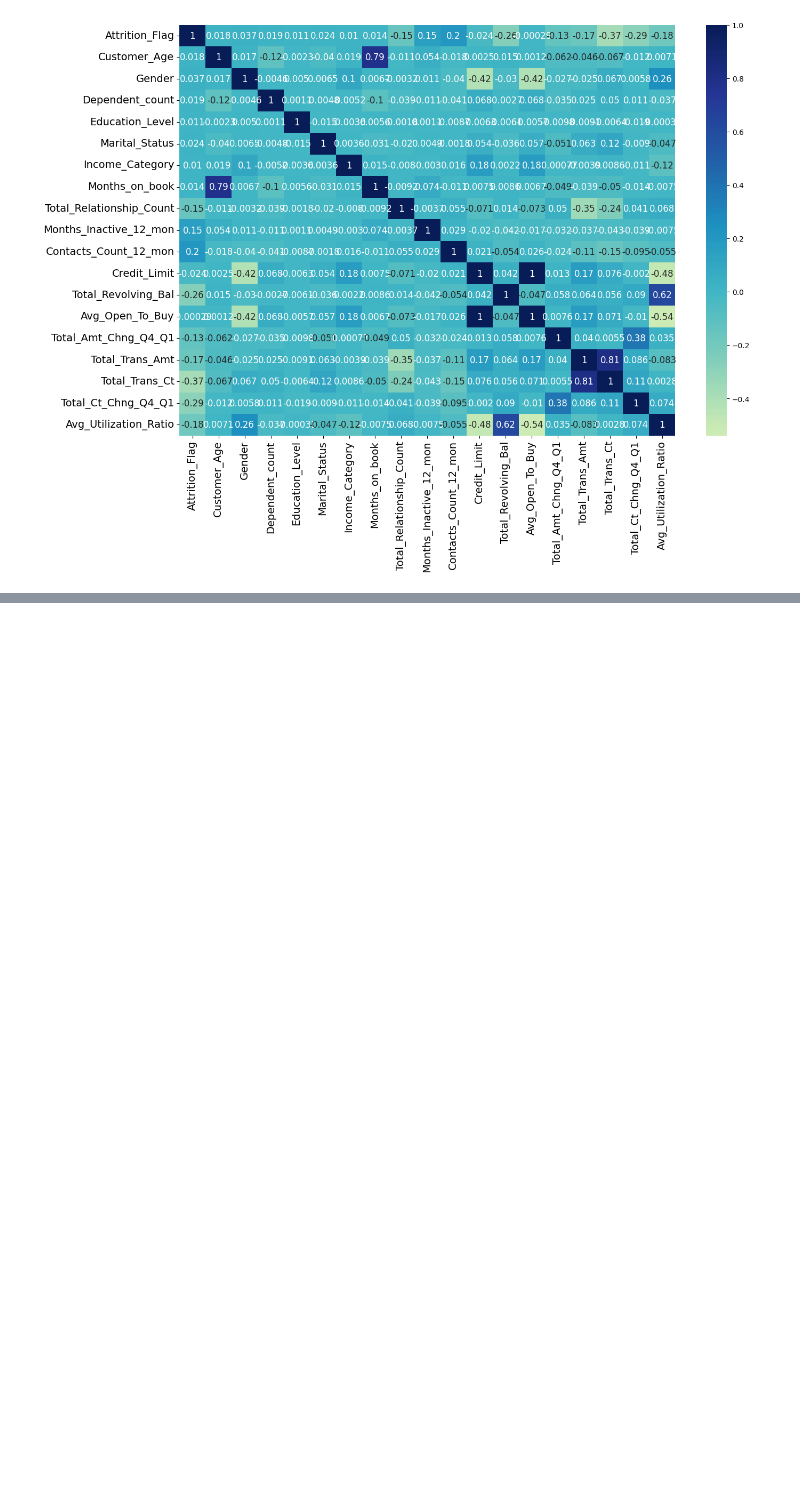
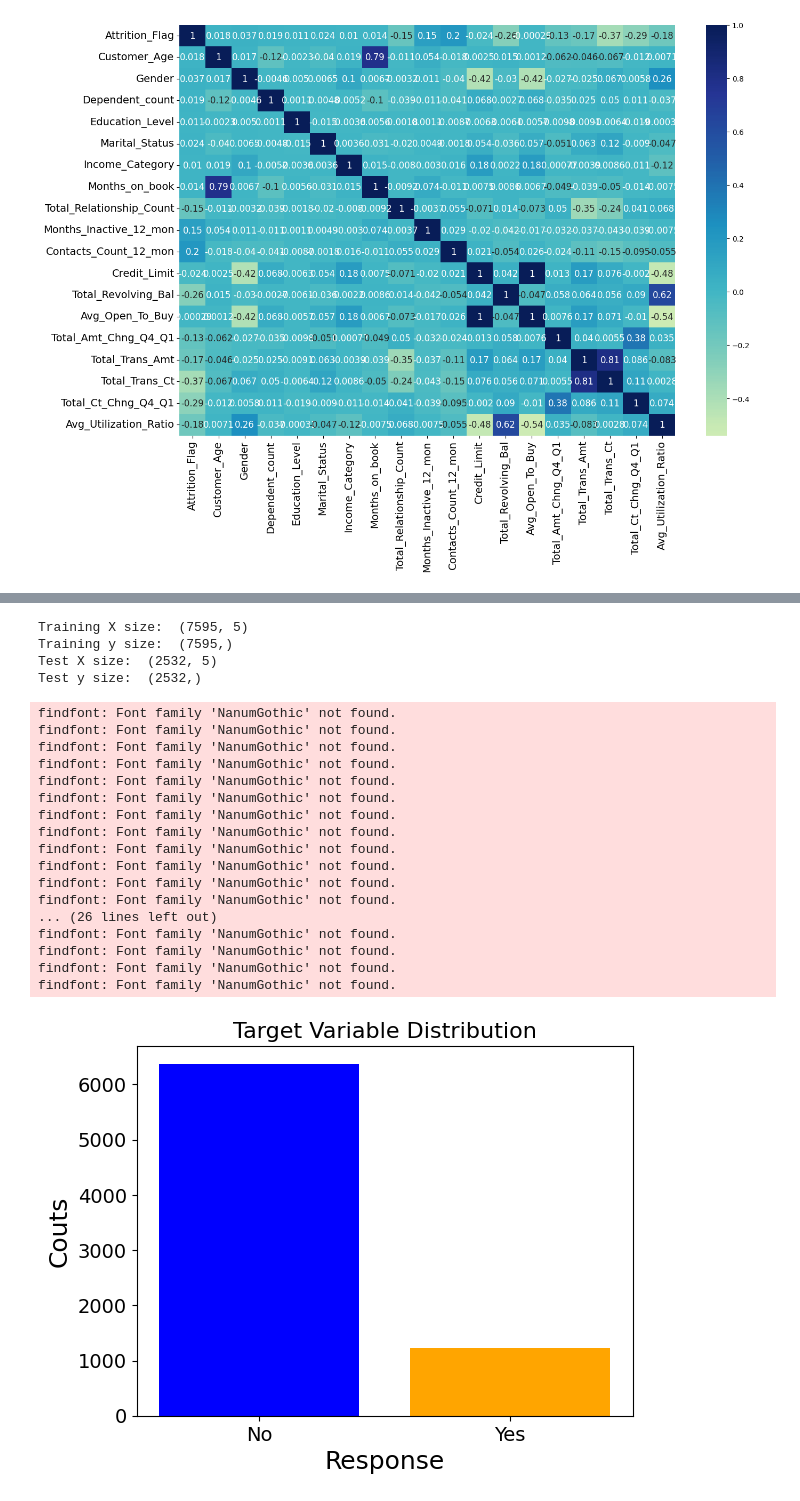
Before and after one commit to jiboo01/Tobigs20, a Jupyter notebook: 5주차 과제/5th_week_Ensemble_assignment.ipynb, the cells around one changed output, grey strips where cells are left out. Drawn from its saved outputs; the diff is of its cells as text; code cells hidden in the pictures; blank space fills up the shorter version.

```diff
--- a/5주차 과제/5th_week_Ensemble_assignment.ipynb
+++ b/5주차 과제/5th_week_Ensemble_assignment.ipynb
@@ -108,0 +280,45 @@ plt.show()
+# %%
+from sklearn.model_selection import train_test_split
+
+# 훈련셋, 테스트셋으로 나누기
+X_train,X_test,y_train,y_test=train_test_split(X_new,y,test_size=0.25,stratify=y,random_state=0)
+# %%
+print("Training X size: ", X_train.shape)
+print("Training y size: ", y_train.shape)
+print("Test X size: ", X_test.shape)
+print("Test y size: ", y_test.shape)
+# %% [output]
+Training X size:  (7595, 5)
+Training y size:  (7595,)
+Test X size:  (2532, 5)
+Test y size:  (2532,)
+# %%
+# 타겟변수가 비슷한 비율로 추출되지 않음
+
+plt.bar(['No', 'Yes'], y_train.value_counts(), color=['blue', 'orange'])
+plt.xlabel('Response', fontsize=18)
+plt.ylabel('Couts', fontsize=18)
+plt.xticks(fontsize=14)
+plt.yticks(fontsize=14)
+plt.title('Target Variable Distribution', fontsize=16)
+
+plt.show()
+# %% [output]
+findfont: Font family 'NanumGothic' not found.
+findfont: Font family 'NanumGothic' not found.
+findfont: Font family 'NanumGothic' not found.
+findfont: Font family 'NanumGothic' not found.
+findfont: Font family 'NanumGothic' not found.
+findfont: Font family 'NanumGothic' not found.
+findfont: Font family 'NanumGothic' not found.
+findfont: Font family 'NanumGothic' not found.
+findfont: Font family 'NanumGothic' not found.
+findfont: Font family 'NanumGothic' not found.
+findfont: Font family 'NanumGothic' not found.
+findfont: Font family 'NanumGothic' not found.
+... (26 lines left out)
+findfont: Font family 'NanumGothic' not found.
+findfont: Font family 'NanumGothic' not found.
+findfont: Font family 'NanumGothic' not found.
+findfont: Font family 'NanumGothic' not found.
+[figure, added]
```
Also changed, not shown: parts of 17 cells of this notebook.
